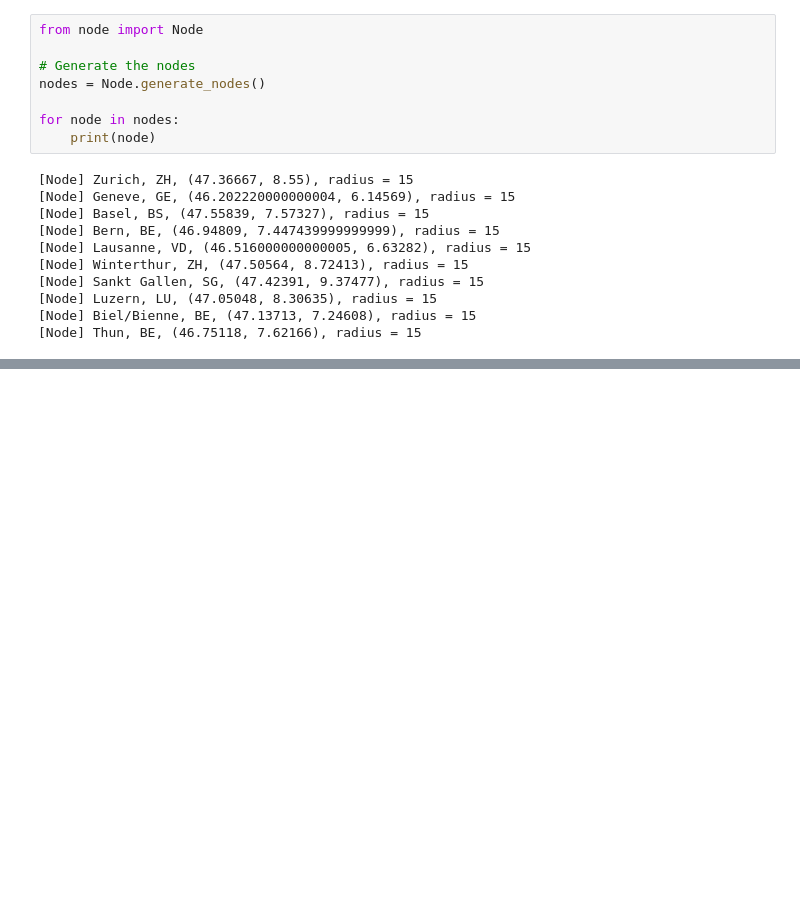
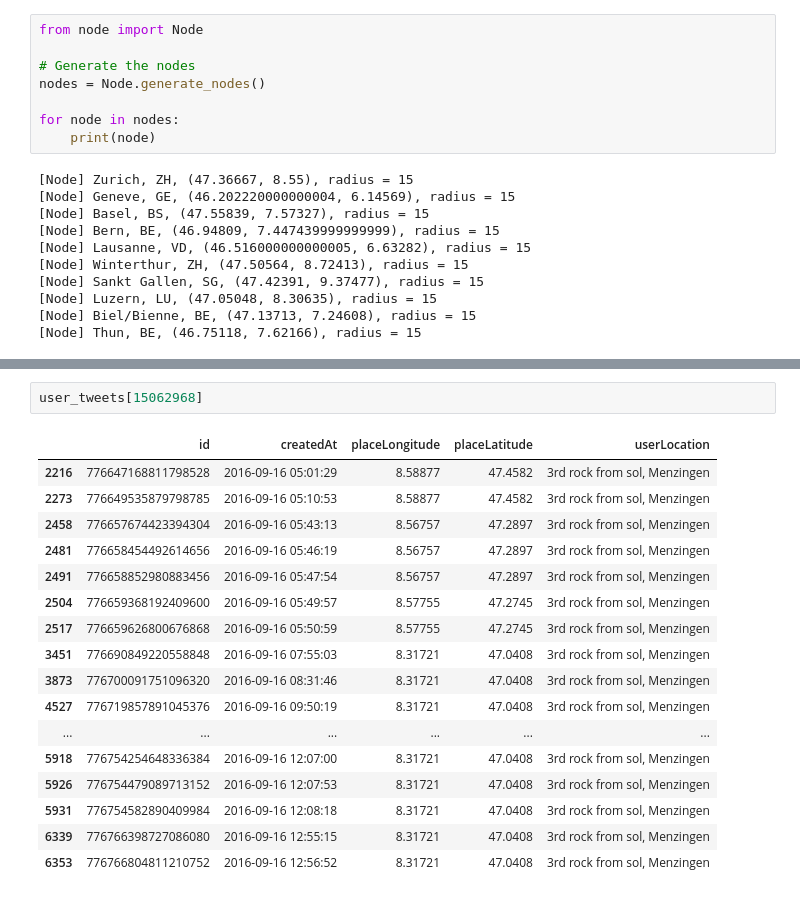
Before and after one commit to paulnicolet/ADA-Project, a Jupyter notebook: notebooks/detection.ipynb, the cells around one changed output, grey strips where cells are left out. Saved outputs shown, nothing was run; the diff lists cells and outputs as text; blank space fills up the shorter version.

```diff
--- a/notebooks/detection.ipynb
+++ b/notebooks/detection.ipynb
@@ -197,0 +216,20 @@ for user_id, tweets in user_tweets.items():
+# %%
+user_tweets[15062968]
+# %% [output]
+|  | id | createdAt | placeLongitude | placeLatitude | userLocation |
+| 2216 | 776647168811798528 | 2016-09-16 05:01:29 | 8.58877 | 47.4582 | 3rd rock from sol, Menzingen |
+| 2273 | 776649535879798785 | 2016-09-16 05:10:53 | 8.58877 | 47.4582 | 3rd rock from sol, Menzingen |
+| 2458 | 776657674423394304 | 2016-09-16 05:43:13 | 8.56757 | 47.2897 | 3rd rock from sol, Menzingen |
+| 2481 | 776658454492614656 | 2016-09-16 05:46:19 | 8.56757 | 47.2897 | 3rd rock from sol, Menzingen |
+| 2491 | 776658852980883456 | 2016-09-16 05:47:54 | 8.56757 | 47.2897 | 3rd rock from sol, Menzingen |
+| 2504 | 776659368192409600 | 2016-09-16 05:49:57 | 8.57755 | 47.2745 | 3rd rock from sol, Menzingen |
+| 2517 | 776659626800676868 | 2016-09-16 05:50:59 | 8.57755 | 47.2745 | 3rd rock from sol, Menzingen |
+| 3451 | 776690849220558848 | 2016-09-16 07:55:03 | 8.31721 | 47.0408 | 3rd rock from sol, Menzingen |
+| 3873 | 776700091751096320 | 2016-09-16 08:31:46 | 8.31721 | 47.0408 | 3rd rock from sol, Menzingen |
+| 4527 | 776719857891045376 | 2016-09-16 09:50:19 | 8.31721 | 47.0408 | 3rd rock from sol, Menzingen |
+| ... | ... | ... | ... | ... | ... |
+| 5918 | 776754254648336384 | 2016-09-16 12:07:00 | 8.31721 | 47.0408 | 3rd rock from sol, Menzingen |
+| 5926 | 776754479089713152 | 2016-09-16 12:07:53 | 8.31721 | 47.0408 | 3rd rock from sol, Menzingen |
+| 5931 | 776754582890409984 | 2016-09-16 12:08:18 | 8.31721 | 47.0408 | 3rd rock from sol, Menzingen |
+| 6339 | 776766398727086080 | 2016-09-16 12:55:15 | 8.31721 | 47.0408 | 3rd rock from sol, Menzingen |
+| 6353 | 776766804811210752 | 2016-09-16 12:56:52 | 8.31721 | 47.0408 | 3rd rock from sol, Menzingen |
```
Also changed, not shown: parts of 2 cells of this notebook.
